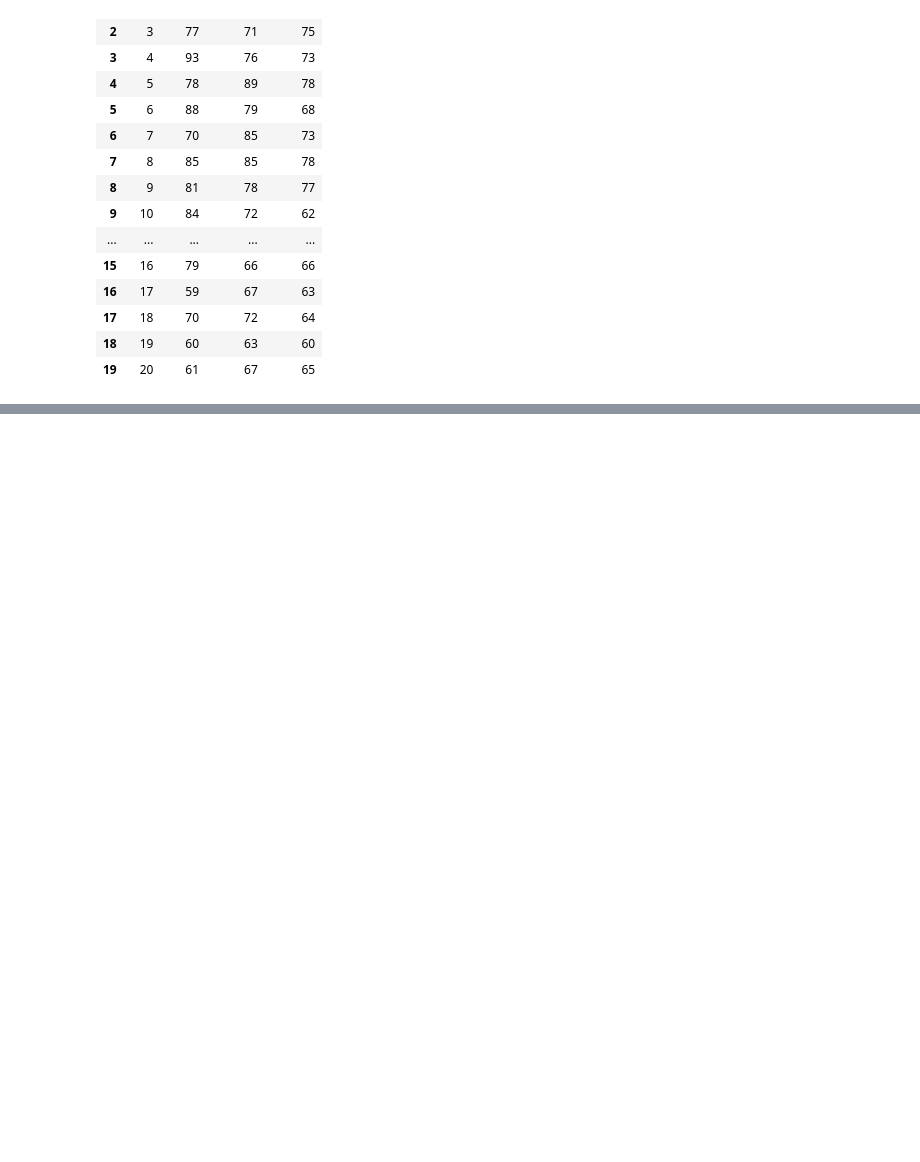
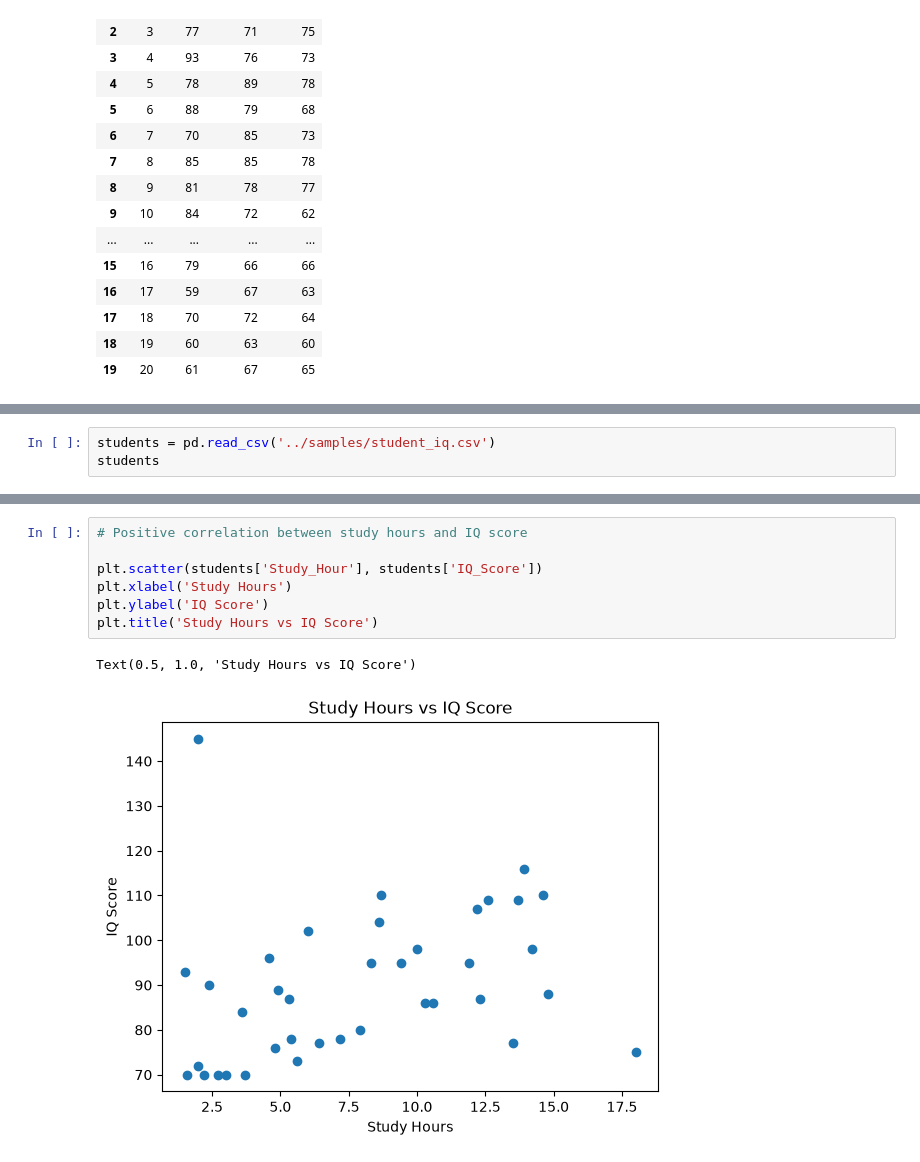
Before and after one commit to TanvirSdq/guide, a Jupyter notebook: Python/Matplotlib/M-15.ipynb, the cells around one changed output, grey strips where cells are left out. Saved outputs shown, nothing was run; the diff lists cells and outputs as text; blank space fills up the shorter version.

```diff
--- a/Python/Matplotlib/M-15.ipynb
+++ b/Python/Matplotlib/M-15.ipynb
@@ -65,0 +99,3 @@ plt.legend() #loc = 'upper left' or 'lower right' or 'best'
+# %%
+students = pd.read_csv('../samples/student_iq.csv')
+students
@@ -65,0 +120,10 @@ plt.legend() #loc = 'upper left' or 'lower right' or 'best'
+# %%
+# Positive correlation between study hours and IQ score
+
+plt.scatter(students['Study_Hour'], students['IQ_Score'])
+plt.xlabel('Study Hours')
+plt.ylabel('IQ Score')
+plt.title('Study Hours vs IQ Score')
+# %% [output]
+Text(0.5, 1.0, 'Study Hours vs IQ Score')
+[figure, added]
```
Also changed, not shown: parts of 21 cells of this notebook, 4 other files.
